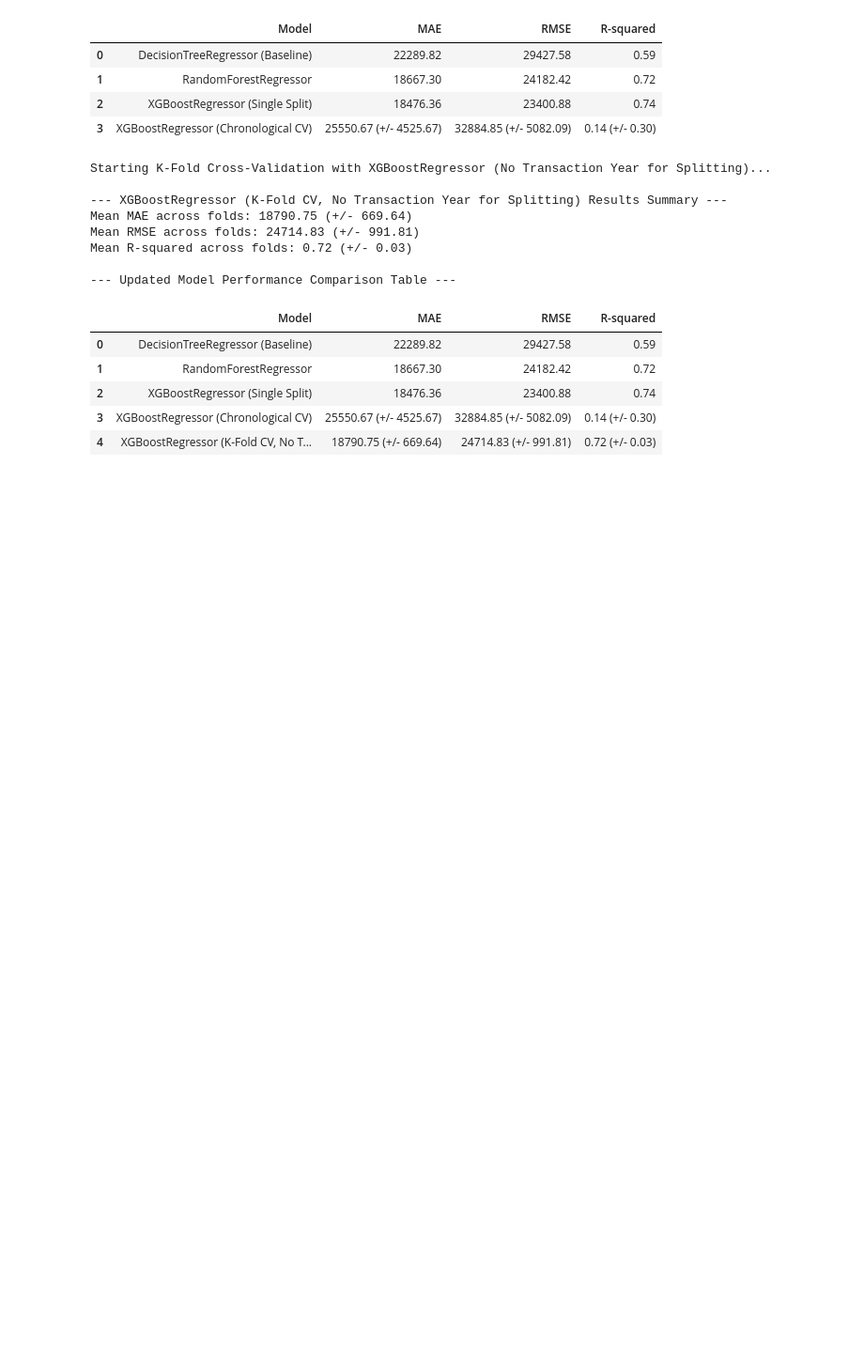
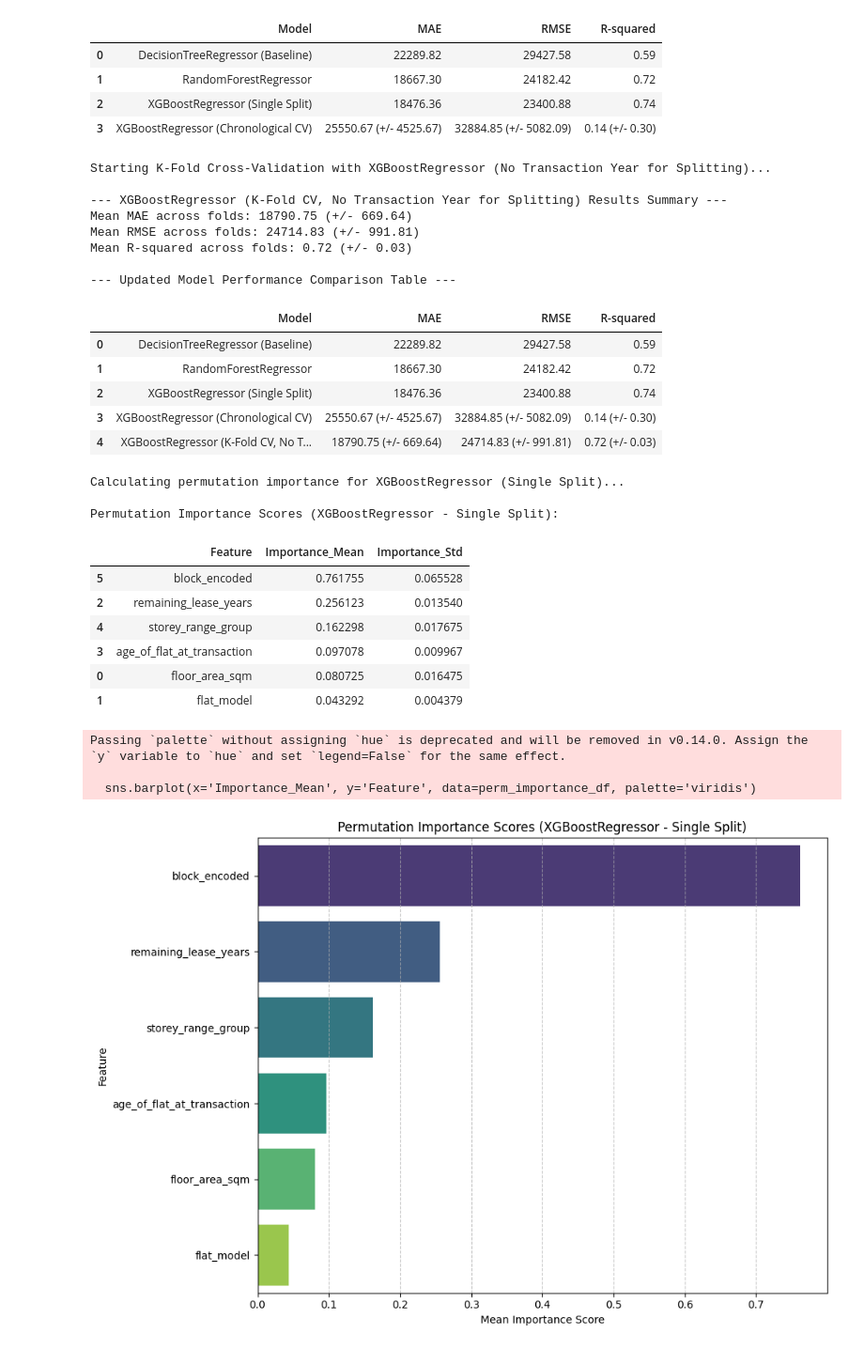
Before and after one commit to danielchin-ck/ADALL_github, a Jupyter notebook: project/6096089w_cda1c03_adall_project_2026_ver5.ipynb, the cells around one changed output. Shown at 94% size. Drawn from its saved outputs; the diff is of its cells as text; code cells hidden in the pictures; blank space fills up the shorter version.

```diff
--- a/project/6096089w_cda1c03_adall_project_2026_ver5.ipynb
+++ b/project/6096089w_cda1c03_adall_project_2026_ver5.ipynb
@@ -2418,3 +2418,54 @@ Mean R-squared across folds: 0.72 (+/- 0.03)
 | 2 | XGBoostRegressor (Single Split) | 18476.36 | 23400.88 | 0.74 |
 | 3 | XGBoostRegressor (Chronological CV) | 25550.67 (+/- 4525.67) | 32884.85 (+/- 5082.09) | 0.14 (+/- 0.30) |
 | 4 | XGBoostRegressor (K-Fold CV, No T... | 18790.75 (+/- 669.64) | 24714.83 (+/- 991.81) | 0.72 (+/- 0.03) |
+# %%
+from sklearn.inspection import permutation_importance
+import pandas as pd
+import matplotlib.pyplot as plt
+import seaborn as sns
+
+print("Calculating permutation importance for XGBoostRegressor (Single Split)...")
+
+# Calculate permutation importance
+perm_importance = permutation_importance(xgb_model, X_test, y_test, n_repeats=10, random_state=42, n_jobs=-1)
+
+# The feature names for permutation importance should be the original feature names from X_test,
+# as permutation_importance permutes original features even when the estimator is a pipeline.
+all_processed_features_xgb_perm = X_test.columns.tolist()
+
+perm_importance_df = pd.DataFrame({
+    'Feature': all_processed_features_xgb_perm,
+    'Importance_Mean': perm_importance.importances_mean,
+    'Importance_Std': perm_importance.importances_std
+})
+
+# Sort by importance in descending order
+perm_importance_df = perm_importance_df.sort_values(by='Importance_Mean', ascending=False)
+
+print('\nPermutation Importance Scores (XGBoostRegressor - Single Split):')
+display(perm_importance_df)
+
+# Create a horizontal bar chart of permutation importances
+plt.figure(figsize=(10, 7))
+sns.barplot(x='Importance_Mean', y='Feature', data=perm_importance_df, palette='viridis')
+plt.title('Permutation Importance Scores (XGBoostRegressor - Single Split)')
+plt.xlabel('Mean Importance Score')
+plt.ylabel('Feature')
+plt.grid(axis='x', linestyle='--', alpha=0.7)
+plt.tight_layout()
+plt.show()
+# %% [output]
+Calculating permutation importance for XGBoostRegressor (Single Split)...
+
+Permutation Importance Scores (XGBoostRegressor - Single Split):
+|  | Feature | Importance_Mean | Importance_Std |
+| 5 | block_encoded | 0.761755 | 0.065528 |
+| 2 | remaining_lease_years | 0.256123 | 0.013540 |
+| 4 | storey_range_group | 0.162298 | 0.017675 |
+| 3 | age_of_flat_at_transaction | 0.097078 | 0.009967 |
+| 0 | floor_area_sqm | 0.080725 | 0.016475 |
+| 1 | flat_model | 0.043292 | 0.004379 |
+Passing `palette` without assigning `hue` is deprecated and will be removed in v0.14.0. Assign the `y` variable to `hue` and set `legend=False` for the same effect.
+
+  sns.barplot(x='Importance_Mean', y='Feature', data=perm_importance_df, palette='viridis')
+[figure, added]
```
